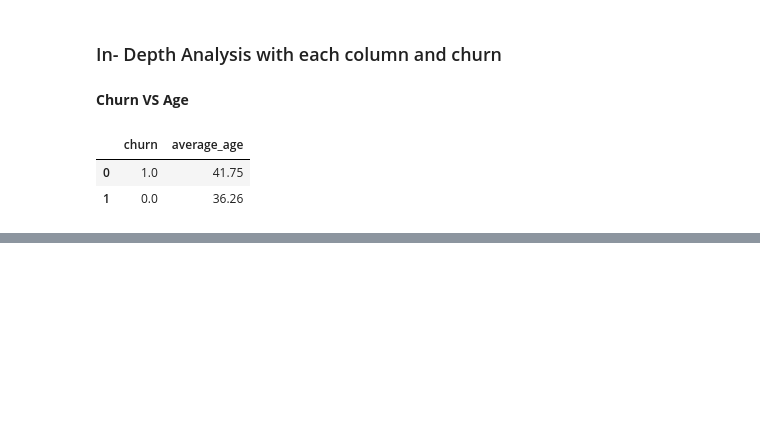
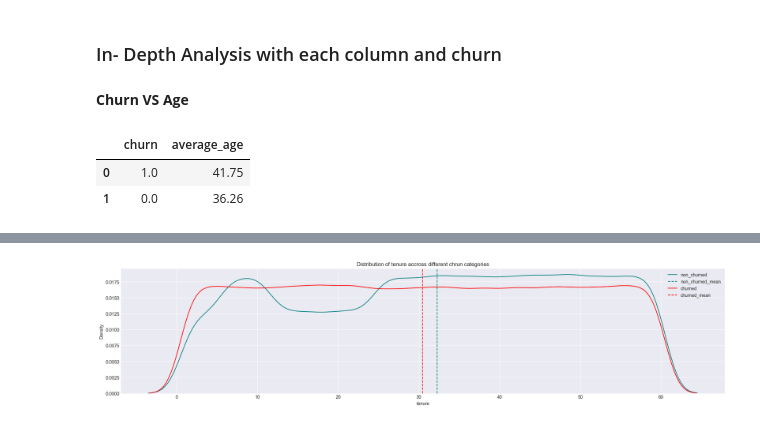
Before and after one commit to IamRaNo/Analytics-Project-Repository, a Jupyter notebook: customer_churn_factors/churn_data_analysation.ipynb, the cells around one changed output, grey strips where cells are left out. Drawn from its saved outputs; the diff is of its cells as text; code cells hidden in the pictures; blank space fills up the shorter version.

```diff
--- a/customer_churn_factors/churn_data_analysation.ipynb
+++ b/customer_churn_factors/churn_data_analysation.ipynb
@@ -240,0 +270,23 @@ plt.show()
+# %%
+query = '''
+    select tenure from data
+    where churn = 0
+'''
+non_churned_tenure = sql(query=query)
+query = '''
+    select tenure from data
+    where churn = 1
+'''
+churned_tenure = sql(query=query)
+# %%
+plt.figure(figsize=(24,5))
+sns.kdeplot(x='tenure',data = non_churned_tenure,color='teal',label='non_churned')
+plt.axvline(np.mean(non_churned_tenure),linestyle = '--',color = 'teal',label = 'non_churned_mean')
+sns.kdeplot(x='tenure',data = churned_tenure,color='red',label='churned')
+plt.axvline(np.mean(churned_tenure),linestyle = '--',color = 'red',label ='churned_mean')
+plt.grid(alpha = 1)
+plt.title('Distribution of tenure accross different chrun categories')
+plt.legend(fontsize = 10)
+plt.show()
+# %% [output]
+[figure, added]
```
Also changed, not shown: parts of 15 cells of this notebook.
